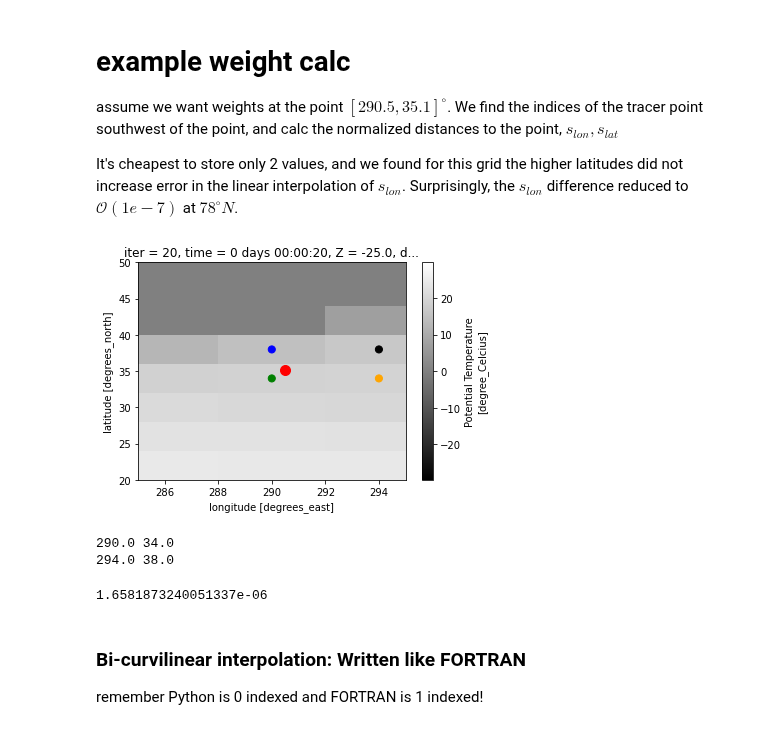
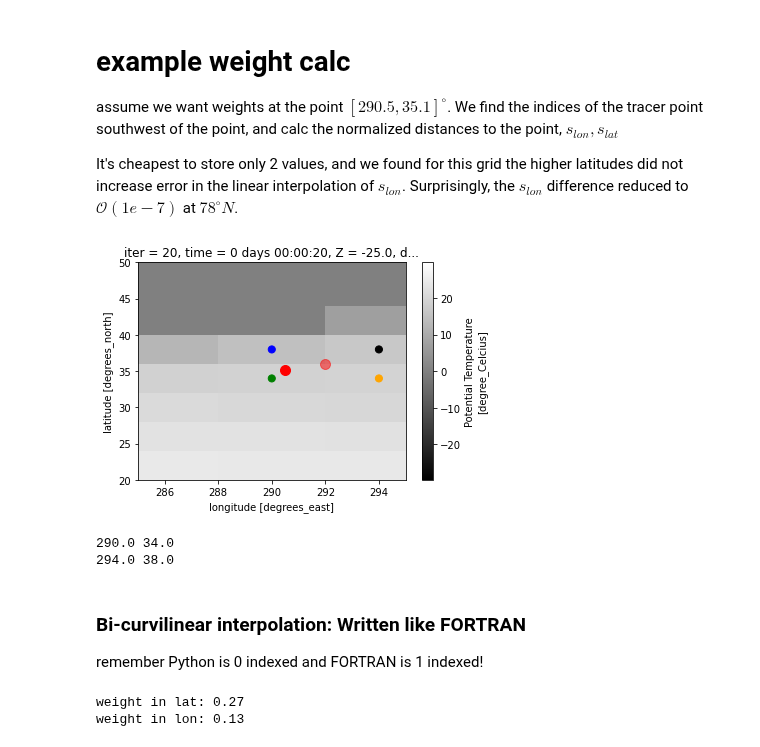
Before and after one commit to IvanaEscobar/sandbox, a Jupyter notebook: sandbox/bin/notebooks/ihop_interp-curvilinear-tracer-pts.ipynb, the cells around one changed output. Saved outputs shown, nothing was run; the diff lists cells and outputs as text; code cells hidden in the pictures.

Commit message:
bi-curvilinear interpolation

```diff
--- a/sandbox/bin/notebooks/ihop_interp-curvilinear-tracer-pts.ipynb
+++ b/sandbox/bin/notebooks/ihop_interp-curvilinear-tracer-pts.ipynb
@@ -62,36 +63,25 @@ assume we want weights at the point $[290.5, 35.1]^\circ$. We find the indices o
 
 It's cheapest to store only 2 values, and we found for this grid the higher latitudes did not increase error in the linear interpolation of $s_{lon}$. Surprisingly, the $s_{lon}$ difference reduced to $\mathcal{O}(1e-7)$ at $78^\circ N$.
 # %%
-#   XC        YC
-pt =[290.5,   35.1]
-ds = ds.isel(Z=0)
+#    XC        YC
+pt = [290.5,   35.1]
+pt50=[292.,    36.0]
 # %%
 ds.T.plot(xlim=[285, 295], ylim=[20,50], cmap='gray')
 plt.scatter(x=pt[0],y=pt[1],c='red', s=100)
+plt.scatter(pt50[0],pt50[1], c='red', alpha=.5, s=100)
 plt.scatter(x=[ds.XC[72], ds.XC[72], ds.XC[73], ds.XC[73]],
             y=[ds.YC[28], ds.YC[29], ds.YC[28], ds.YC[29]],
             c=['green','blue', 'orange', 'black'],s=50)
 plt.show()
 # %% [output]
-[figure, old version]
+[figure, new version]
 # %%
 print(ds.XC[72].values, ds.YC[28].values )
 print(ds.XC[73].values, ds.YC[29].values )
 # %% [output]
 290.0 34.0
 294.0 38.0
-# %%
-s_lon = sb.gcDistance(ds.YC[28], ds.XC[72], ds.YC[28], pt[0]) / \
-        sb.gcDistance(ds.YC[28], ds.XC[72], ds.YC[28], ds.XC[73])
-s_lon_top = sb.gcDistance(ds.YC[29], ds.XC[72], ds.YC[29], pt[0]) / \
-        sb.gcDistance(ds.YC[29], ds.XC[72], ds.YC[29], ds.XC[73])
-
-s_lat = sb.gcDistance(ds.YC[28], ds.XC[72], pt[1], ds.XC[72]) / \
-        sb.gcDistance(ds.YC[28], ds.XC[72], ds.YC[29], ds.XC[72])
-
-print(np.abs((s_lon - s_lon_top).values))
-# %% [output]
-1.6581873240051337e-06
 # %% [markdown]
 ### Bi-curvilinear interpolation: Written like FORTRAN
 
@@ -126,12 +121,20 @@ wlon = slon/dlon
 # %%
-#Step 3: Calc dc along XC[i] between tracer points
-dc = ds.ihop_ssp.sel(XC=ds.XC[i], YC=ds.YC[j+1])  - \
-     ds.ihop_ssp.sel(XC=ds.XC[i], YC=ds.YC[j])
+#Step 1: Find weights
+i, j, wlat, wlon = bicurvilinInterp(ds, pt[0], pt[1])
 
-#Step 4: Calc intermediate first linear interp on curvi in lat
-cy  = ds.ihop_ssp.sel(XC=ds.XC[i],   YC=ds.YC[j]) + dc*wlat
-cy2 = ds.ihop_ssp.sel(XC=ds.XC[i+1], YC=ds.YC[j]) + dc*wlat
+#Step 2: Calc dc along XC[i] and XC[i+1] between tracer points
+dcy = ds.ihop_ssp.sel(XC=ds.XC[i], YC=ds.YC[j+1])  - \
+      ds.ihop_ssp.sel(XC=ds.XC[i], YC=ds.YC[j])
+dcy2 = ds.ihop_ssp.sel(XC=ds.XC[i+1], YC=ds.YC[j+1])  - \
+      ds.ihop_ssp.sel(XC=ds.XC[i+1], YC=ds.YC[j])
 
-#Step 5: Calc final interp on curvilinear grid in lon
+#Step 3: Calc intermediate first linear interp on curvi in lat
+cy  = ds.ihop_ssp.sel(XC=ds.XC[i],   YC=ds.YC[j]) + dcy*wlat
+cy2 = ds.ihop_ssp.sel(XC=ds.XC[i+1], YC=ds.YC[j]) + dcy2*wlat
+
+#Step 4: Calc final interp on curvilinear grid in lon
 c   = (1-wlon)*cy + wlon*cy2
+# %% [output]
+weight in lat: 0.27
+weight in lon: 0.13
 # %%
```
Also changed, not shown: parts of 23 cells of this notebook.
